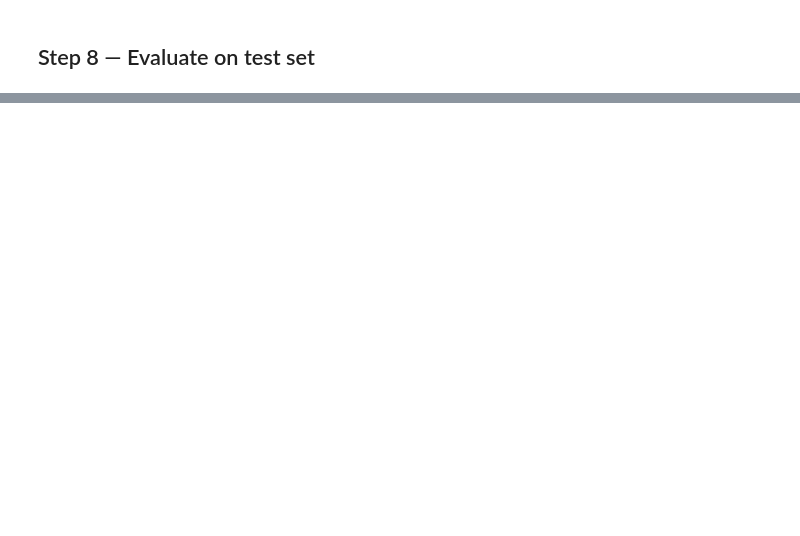
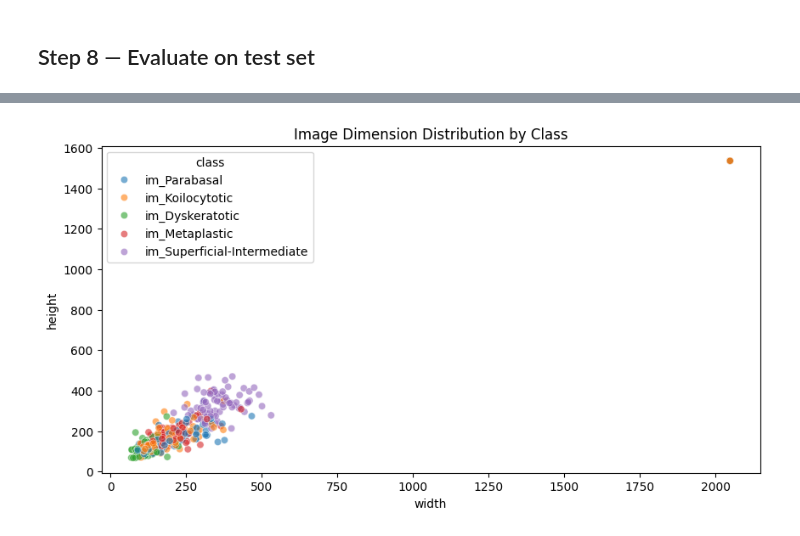
Before and after one commit to Donitero/CerviScan, a Jupyter notebook: notebooks/train_colab.ipynb, the cells around one changed output, grey strips where cells are left out. Drawn from its saved outputs; the diff is of its cells as text; code cells hidden in the pictures; blank space fills up the shorter version.

```diff
--- a/notebooks/train_colab.ipynb
+++ b/notebooks/train_colab.ipynb
@@ -426,0 +528,37 @@ plt.show()
+# %%
+import pandas as pd
+import seaborn as sns
+import matplotlib.pyplot as plt
+from PIL import Image
+from tqdm import tqdm
+from pathlib import Path
+
+# Load manifest
+df = pd.read_csv('/content/femscan-ai/data/sipakmed_split.csv')
+PROJ = Path('/content/femscan-ai')
+
+# Sample 500 images for speed, or remove .sample() for full EDA
+sample_df = df.sample(n=min(500, len(df)))
+
+metadata = []
+for idx, row in tqdm(sample_df.iterrows(), total=len(sample_df)):
+    img_path = PROJ / row['filepath']
+    with Image.open(img_path) as img:
+        width, height = img.size
+        metadata.append({
+            'width': width,
+            'height': height,
+            'aspect_ratio': width / height,
+            'class': row['class'],
+            'split': row['split']
+        })
+
+meta_df = pd.DataFrame(metadata)
+
+# --- Visualize Dimensions ---
+plt.figure(figsize=(10, 5))
+sns.scatterplot(data=meta_df, x='width', y='height', hue='class', alpha=0.6)
+plt.title("Image Dimension Distribution by Class")
+plt.show()
+# %% [output]
+[figure, added]
```
Also changed, not shown: parts of 16 cells of this notebook.
